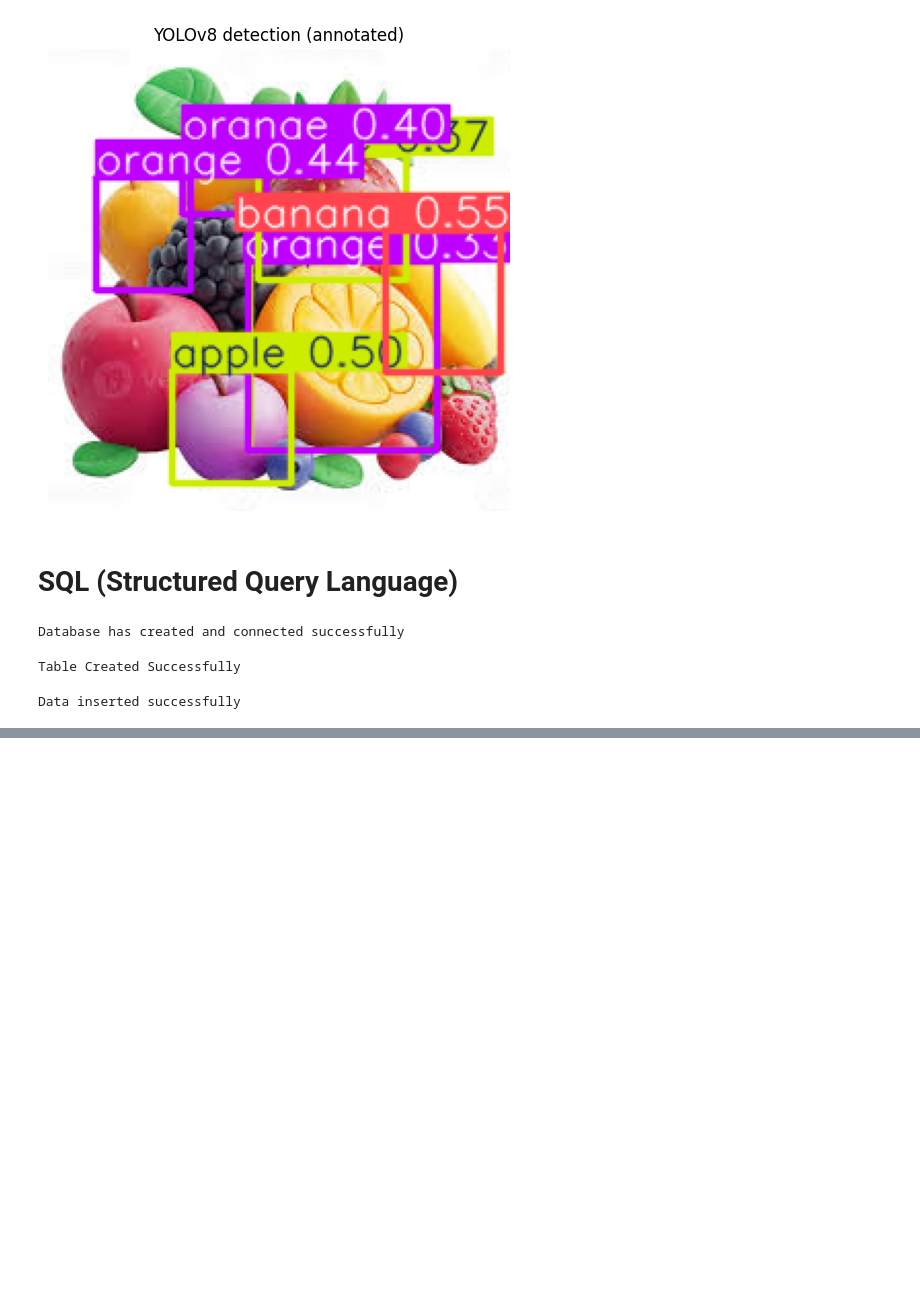
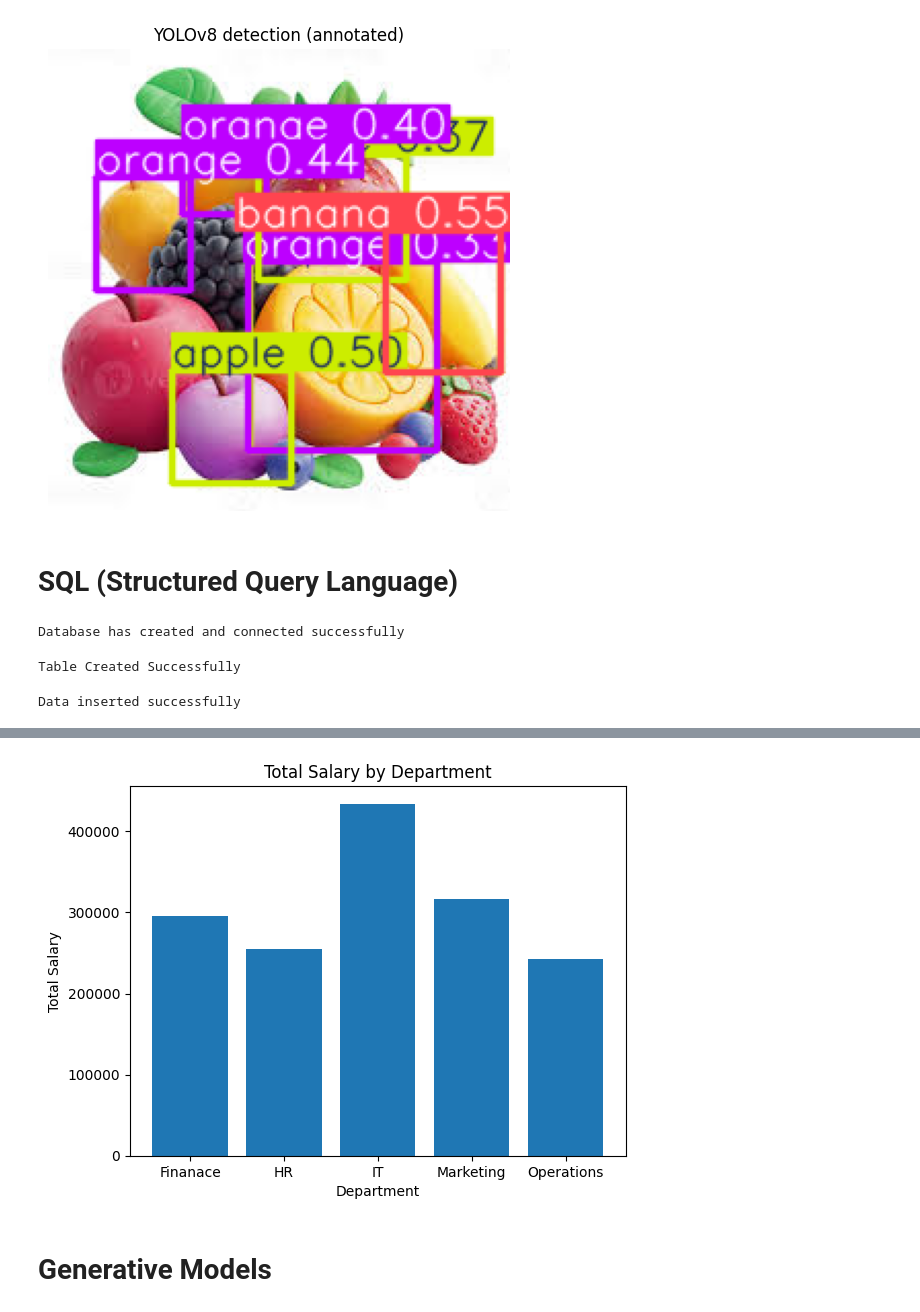
Before and after one commit to pedd1-Srividya/DS-AI-ML-And-Web-Devolopment-Practice, a Jupyter notebook: AI.ipynb, the cells around one changed output, grey strips where cells are left out. Cells and saved outputs as stored; diff of their text form; code cells hidden in the pictures; blank space fills up the shorter version.

```diff
--- a/AI.ipynb
+++ b/AI.ipynb
@@ -518,0 +793,6 @@ Data inserted successfully
+# %%
+# @title SQL with Python (Dual Datasets)
+import sqlite3
+import pandas as pd
+conn=sqlite3.connect('Company.db')
+cursor=conn.cursor()
@@ -518,0 +1159,19 @@ Data inserted successfully
+# %%
+# @title Visualization using SQL queries
+import matplotlib.pyplot as plt
+df=pd.read_sql_query('''
+select D.DeptName,Sum(E.Salary) as Total_Salary
+from Employees E
+join Departments D
+on E.DepartmentID=D.DeptID
+group by D.DeptName
+''',conn)
+plt.bar(df['DeptName'],df['Total_Salary'])
+plt.title('Total Salary by Department')
+plt.xlabel('Department')
+plt.ylabel('Total Salary')
+plt.show()
+# %% [output]
+[figure, added]
+# %% [markdown]
+# Generative Models
```
Also changed, not shown: parts of 55 cells of this notebook.
